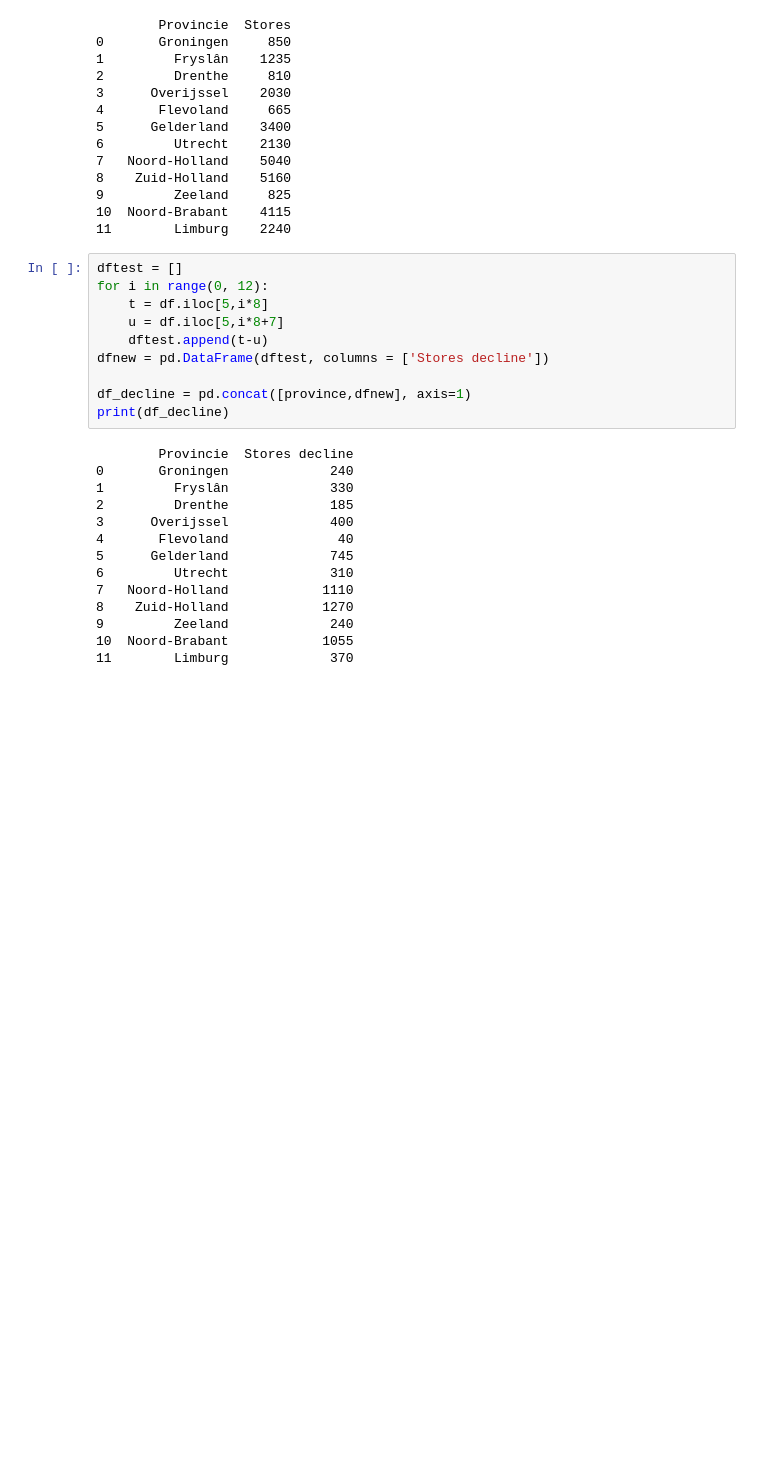
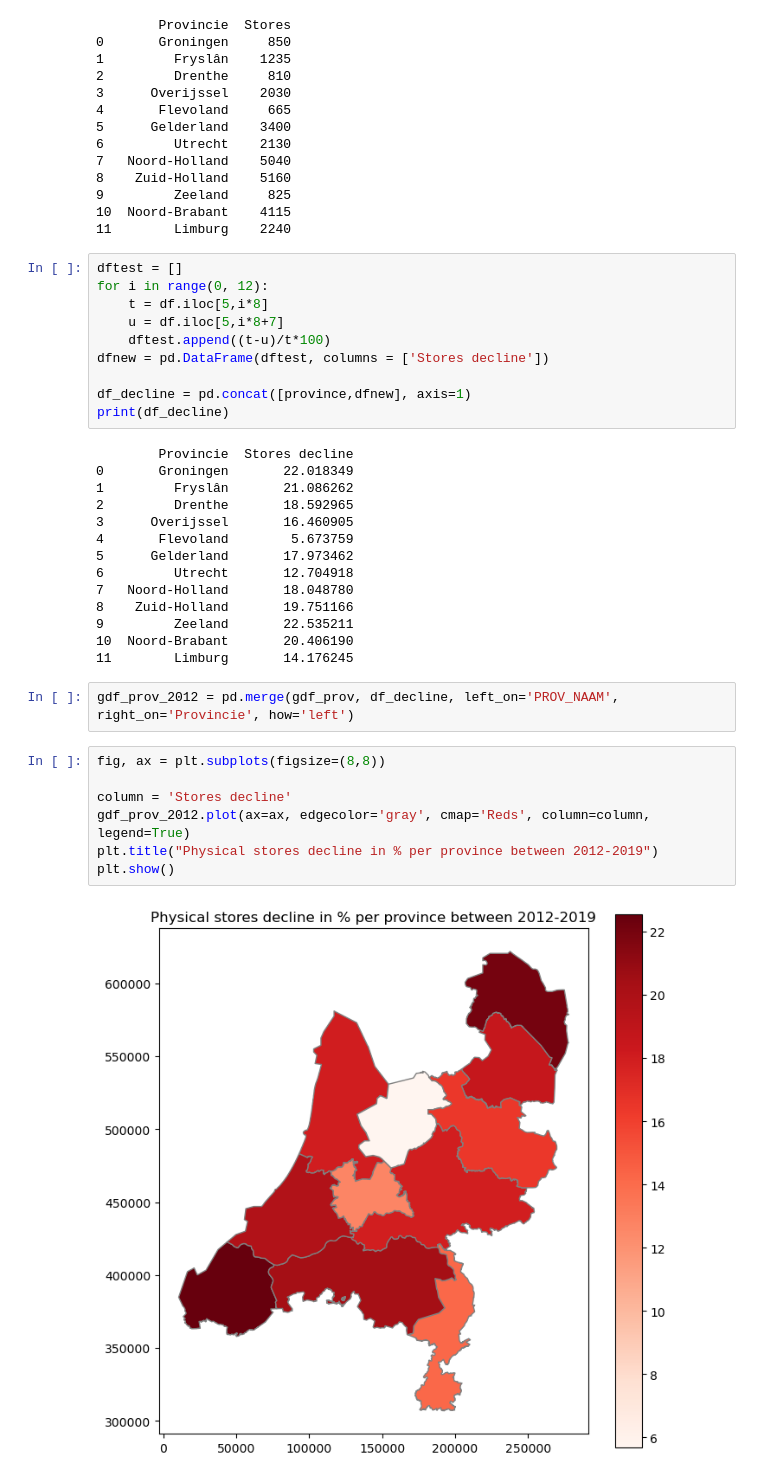
Before and after one commit to Lmolkenboer/TIL6022-project, a Jupyter notebook: Netherlands map/Bas2.ipynb, the cells around one changed output. Saved outputs shown, nothing was run; the diff lists cells and outputs as text; blank space fills up the shorter version.

```diff
--- a/Netherlands map/Bas2.ipynb
+++ b/Netherlands map/Bas2.ipynb
@@ -96,22 +96,33 @@ dftest = []
 for i in range(0, 12):
     t = df.iloc[5,i*8]
     u = df.iloc[5,i*8+7]
-    dftest.append(t-u)
+    dftest.append((t-u)/t*100)
 dfnew = pd.DataFrame(dftest, columns = ['Stores decline'])
 
 df_decline = pd.concat([province,dfnew], axis=1)
 print(df_decline)
 # %% [output]
         Provincie  Stores decline
-0       Groningen             240
-1         Fryslân             330
-2         Drenthe             185
-3      Overijssel             400
-4       Flevoland              40
-5      Gelderland             745
-6         Utrecht             310
-7   Noord-Holland            1110
-8    Zuid-Holland            1270
-9         Zeeland             240
-10  Noord-Brabant            1055
-11        Limburg             370
+0       Groningen       22.018349
+1         Fryslân       21.086262
+2         Drenthe       18.592965
+3      Overijssel       16.460905
+4       Flevoland        5.673759
+5      Gelderland       17.973462
+6         Utrecht       12.704918
+7   Noord-Holland       18.048780
+8    Zuid-Holland       19.751166
+9         Zeeland       22.535211
+10  Noord-Brabant       20.406190
+11        Limburg       14.176245
+# %%
+gdf_prov_2012 = pd.merge(gdf_prov, df_decline, left_on='PROV_NAAM', right_on='Provincie', how='left')
+# %%
+fig, ax = plt.subplots(figsize=(8,8))
+
+column = 'Stores decline'
+gdf_prov_2012.plot(ax=ax, edgecolor='gray', cmap='Reds', column=column, legend=True)
+plt.title("Physical stores decline in % per province between 2012-2019")
+plt.show()
+# %% [output]
+[figure, added]
```
